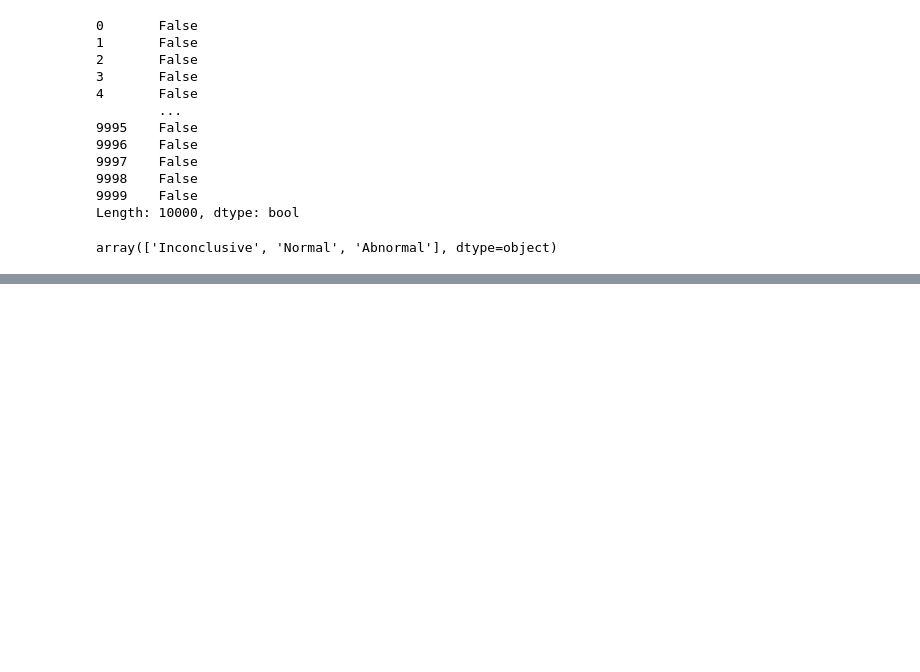
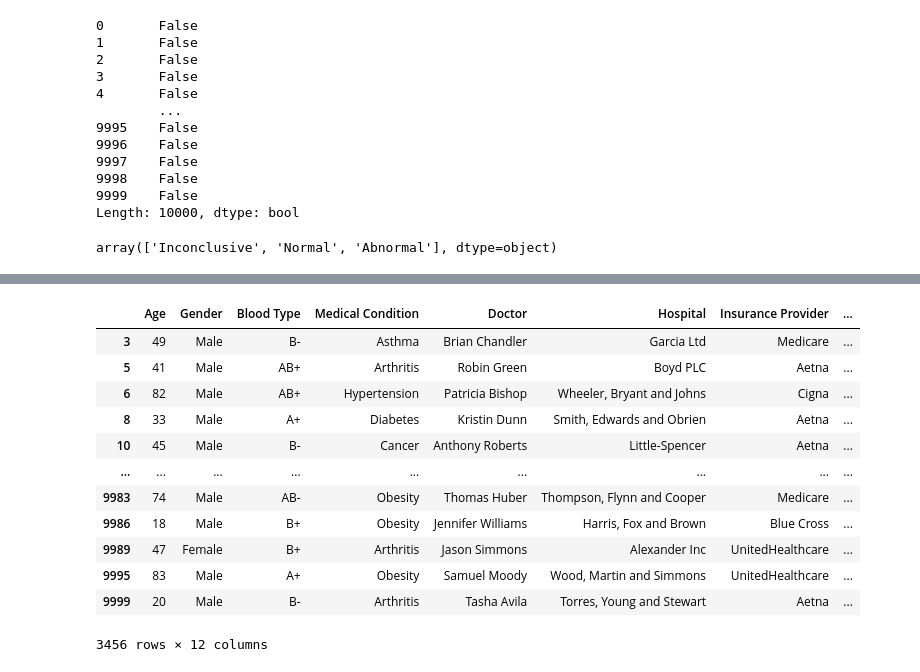
Before and after one commit to ppr22747/healthcare-dataset, a Jupyter notebook: healthcare_proj.ipynb, the cells around one changed output, grey strips where cells are left out. Drawn from its saved outputs; the diff is of its cells as text; code cells hidden in the pictures; blank space fills up the shorter version.

```diff
--- a/healthcare_proj.ipynb
+++ b/healthcare_proj.ipynb
@@ -394,0 +349,17 @@ array(['Inconclusive', 'Normal', 'Abnormal'], dtype=object)
+# %%
+abnormal_test_results = health_care_df['Test Results'] == 'Abnormal'
+health_care_df[abnormal_test_results]
+# %% [output]
+|  | Age | Gender | Blood Type | Medical Condition | Doctor | Hospital | Insurance Provider | ... |
+| 3 | 49 | Male | B- | Asthma | Brian Chandler | Garcia Ltd | Medicare | ... |
+| 5 | 41 | Male | AB+ | Arthritis | Robin Green | Boyd PLC | Aetna | ... |
+| 6 | 82 | Male | AB+ | Hypertension | Patricia Bishop | Wheeler, Bryant and Johns | Cigna | ... |
+| 8 | 33 | Male | A+ | Diabetes | Kristin Dunn | Smith, Edwards and Obrien | Aetna | ... |
+| 10 | 45 | Male | B- | Cancer | Anthony Roberts | Little-Spencer | Aetna | ... |
+| ... | ... | ... | ... | ... | ... | ... | ... | ... |
+| 9983 | 74 | Male | AB- | Obesity | Thomas Huber | Thompson, Flynn and Cooper | Medicare | ... |
+| 9986 | 18 | Male | B+ | Obesity | Jennifer Williams | Harris, Fox and Brown | Blue Cross | ... |
+| 9989 | 47 | Female | B+ | Arthritis | Jason Simmons | Alexander Inc | UnitedHealthcare | ... |
+| 9995 | 83 | Male | A+ | Obesity | Samuel Moody | Wood, Martin and Simmons | UnitedHealthcare | ... |
+| 9999 | 20 | Male | B- | Arthritis | Tasha Avila | Torres, Young and Stewart | Aetna | ... |
+3456 rows × 12 columns
```
Also changed, not shown: parts of 51 cells of this notebook.
